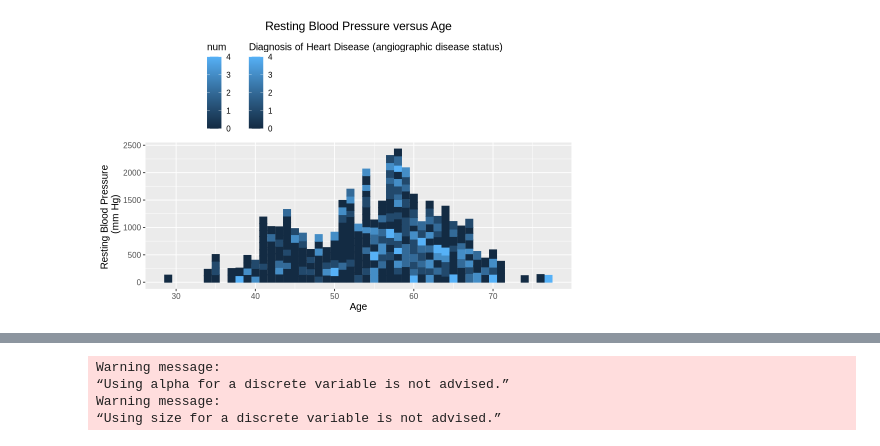
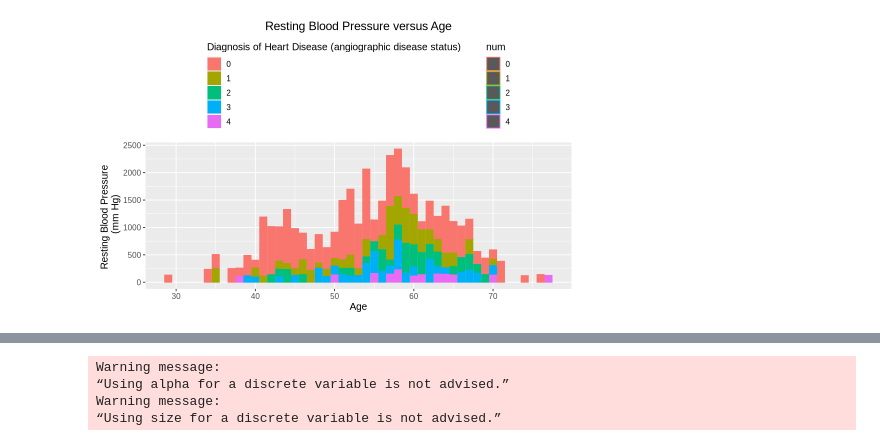
Before and after one commit to cchan70/dsci-100-project-17, a Jupyter notebook: Proposal.ipynb, the cells around one changed output, grey strips where cells are left out. Saved outputs shown, nothing was run; the diff lists cells and outputs as text; code cells hidden in the pictures.

Commit message:
Added proposal draft
The heart_data_plot_2 bar graph reverted to its original for some reason. I will be pushing this to a separate branch to avoid breaking our prior code.

```diff
--- a/Proposal.ipynb
+++ b/Proposal.ipynb
@@ -68,19 +71,20 @@ A tibble: 226 × 5
 # %%
 options(repr.plot.width = 8, repr.plot.height = 5)
 
 
-heart_data_plot_2 <- heart_data |>
+heart_data_plot_2 <- heart_data_clean |>
             # should be changing true and false to human readable labels
             ggplot(aes(x= age, y= trestbps, color = num, fill = num)) +
             geom_bar(stat = "identity")+
             labs(x= "Age", y = "Resting Blood Pressure \n (mm Hg)", fill = "Diagnosis of Heart Disease (angiographic disease status)", title = "Resting Blood Pressure versus Age", num = "Diagnosis of Heart Disease")+ # rename false and true
             theme(text = element_text(size = 12),
             legend.position = "top",
             legend.direction = "vertical")+
 theme(plot.title = element_text(hjust = 0.5))
+
 heart_data_plot_2
 # %% [output]
-[figure, old version]
+[figure, new version]
 # %% [markdown]
 
 ### Methods ###
```
Also changed, not shown: parts of 7 cells of this notebook.
